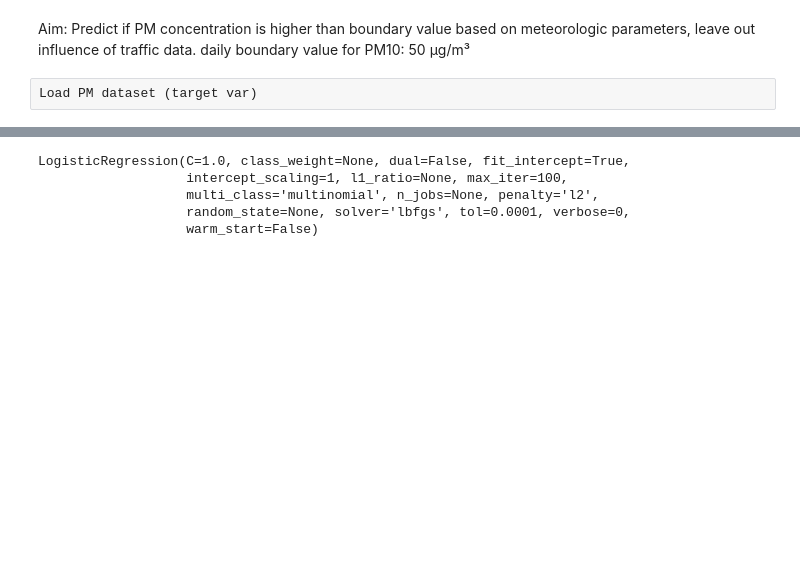
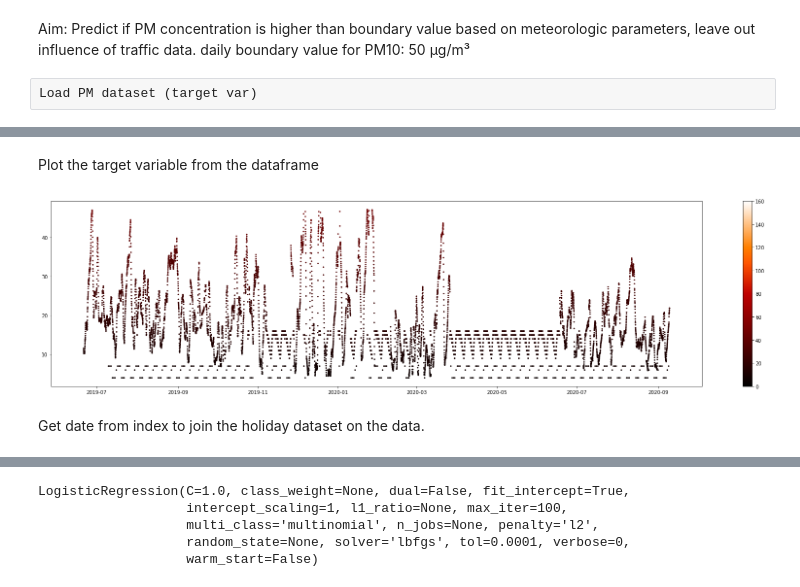
Before and after one commit to AnnaBooki/ml_test, a Jupyter notebook: Softmax_REG.ipynb, the cells around one changed output, grey strips where cells are left out. Cells and saved outputs as stored; diff of their text form; code cells hidden in the pictures; blank space fills up the shorter version.

```diff
--- a/Softmax_REG.ipynb
+++ b/Softmax_REG.ipynb
@@ -168,0 +204,32 @@ print(y_test.shape)
+# %%
+sql_query = f"""
+  SELECT
+  mean_kmh,
+  hourweek
+  FROM daten.traffic_avg
+  ORDER BY hourweek ASC;
+"""
+# %%
+pd_read = pd.read_sql_query(sql_query, conn)
+# %%
+traffic_avg = pd.DataFrame(
+    pd_read,
+    columns=[
+        "mean_kmh",
+        "hourweek"
+    ],
+)
+# %%
+df_filtered = df_filtered.join(traffic_avg.set_index('hourweek'), on='hourweek')
+# %% [markdown]
+Plot the target variable from the dataframe
+# %%
+fig = plt.figure(figsize=(30,7))
+cm = plt.cm.get_cmap('gist_heat')
+sc = plt.scatter(x=df_filtered.index, y=df_filtered['messwert'], vmin=0, vmax=160, c=df_filtered['messwert'] ,s=4, cmap=cm)
+plt.colorbar(sc)
+plt.show()
+# %% [output]
+[figure, added]
+# %% [markdown]
+Get date from index to join the holiday dataset on the data.
```
Also changed, not shown: parts of 67 cells of this notebook.
